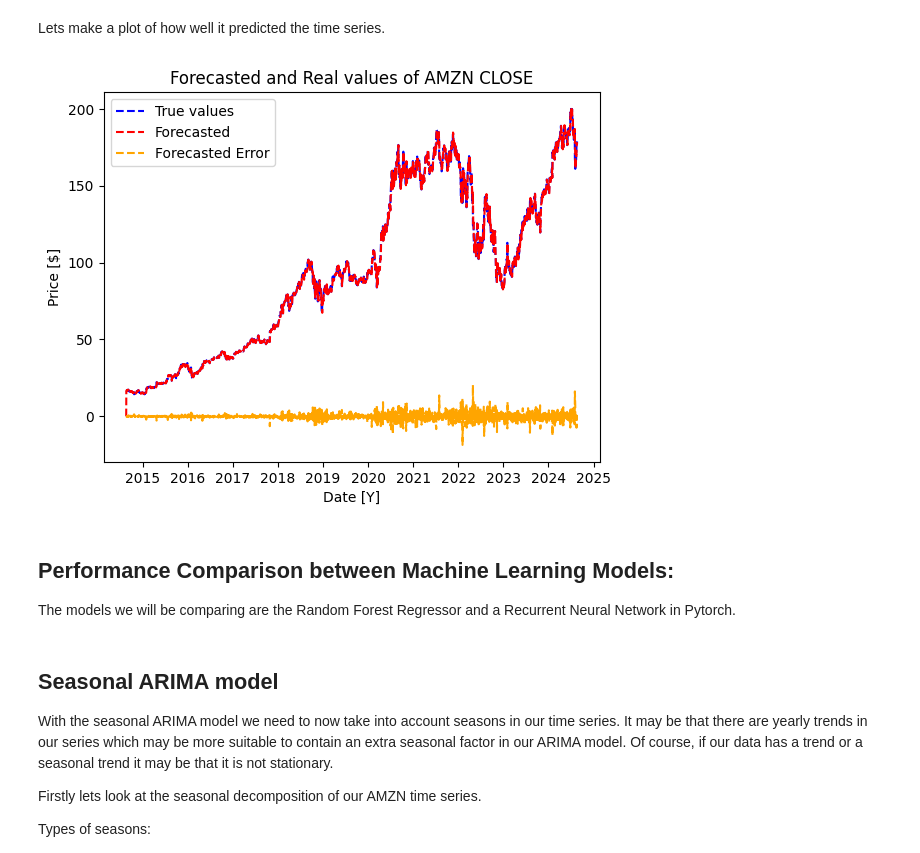
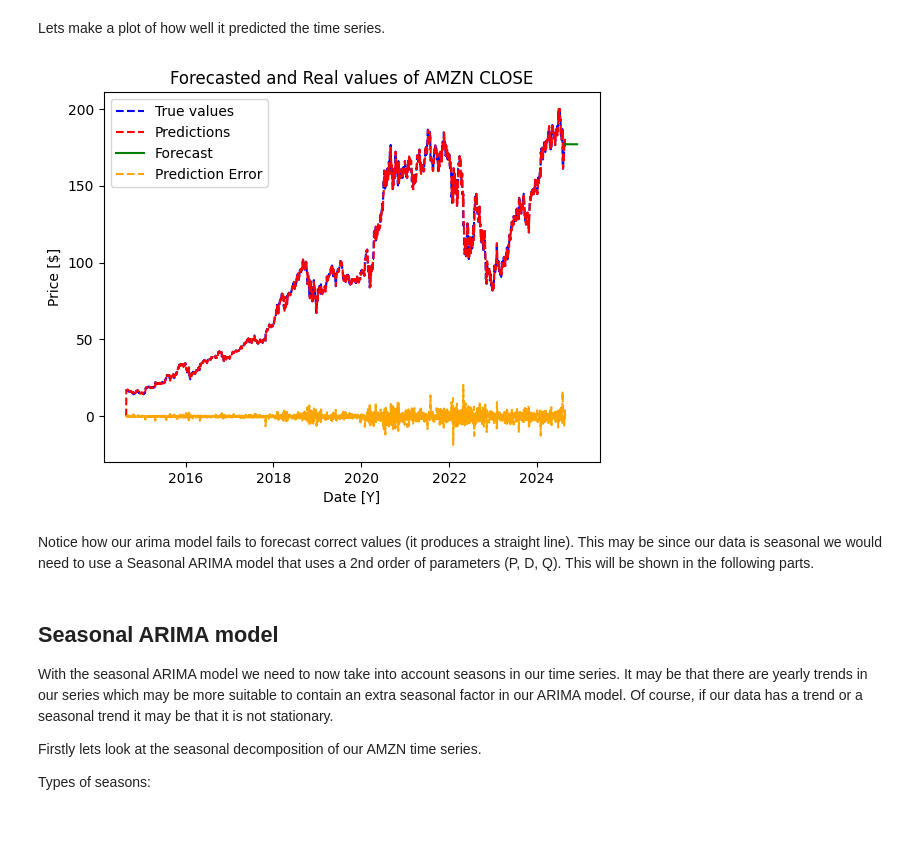
Before and after one commit to Supr9/ARIMA-model, a Jupyter notebook: arima_model.ipynb, the cells around one changed output. Drawn from its saved outputs; the diff is of its cells as text; code cells hidden in the pictures; blank space fills up the shorter version.

Commit message:
fixed arima

```diff
--- a/arima_model.ipynb
+++ b/arima_model.ipynb
@@ -30,7 +30,7 @@ historical_data
 
 historical_data.to_csv('AMZN_saved.csv')
 # %%
-historical_data = pd.read_csv('AMZN_saved', index_col = [0])
+historical_data = pd.read_csv('Data/AMZN_saved.csv', index_col = [0])
 historical_data.index = pd.to_datetime(historical_data.index)
 # %%
 plt.plot(historical_data.index, historical_data['Close'])
@@ -366,8 +366,8 @@ from statsmodels.tsa.arima.model import ARIMA
 # %%
 # Fitting an ARIMA model
 
-model = ARIMA(close_data, order = (0,1,0))# p,d,q order
-model_fit = model.fit()
+model = ARIMA(close_data, order = (1,1,1))# p,d,q order
+model_fit = model.fit(start_params=[0.5, 0.2, 0.3])
 # %%
 model_fit.summary()
 # %% [output]
@@ -391,5 +391,9 @@ Warnings:
 [1] Covariance matrix calculated using the outer product of gradients (complex-step).
 # %%
 predictions = model_fit.predict(start=0, end=len(close_data)-1, dynamic=False)
-forecast_steps = 10  # Number of steps to forecast
+forecast_steps = 100  # Number of steps to forecast
 forecast = model_fit.forecast(steps=forecast_steps)
+forecast_errors = predictions-close_data[1:]
+# Getting the dates for the forecast to plot:
+forecast_dates = pd.date_range(start=close_data.index[-1], periods=forecast_steps + 1)[1:]
+forecast
@@ -399,20 +414,19 @@ forecast_errors = predictions-close_data[1:]
 Lets make a plot of how well it predicted the time series.
 # %%
 plt.plot(close_data.index, close_data, color='blue', linestyle='dashed', label = 'True values')
-plt.plot(close_data.index, predictions, linestyle='dashed', color = 'red',label='Forecasted')
+plt.plot(close_data.index, predictions, linestyle='dashed', color = 'red',label='Predictions')
+plt.plot(forecast_dates, forecast, color = 'green', label = 'Forecast')
 
-plt.plot(close_data.index, forecast_errors, linestyle='dashed', color = 'orange',label='Forecasted Error')
+plt.plot(close_data.index, forecast_errors, linestyle='dashed', color = 'orange',label='Prediction Error')
 plt.ylabel('Price [$]')
 plt.xlabel('Date [Y]')
 plt.title('Forecasted and Real values of AMZN CLOSE')
 plt.legend()
 plt.show()
 # %% [output]
-[figure, old version]
+[figure, new version]
-# %% [markdown]
-## Performance Comparison between Machine Learning Models:
-
-The models we will be comparing are the Random Forest Regressor and a Recurrent Neural Network in Pytorch.
+# %% [markdown]
+Notice how our arima model fails to forecast correct values (it produces a straight line). This may be since our data is seasonal we would need to use a Seasonal ARIMA model that uses a 2nd order of parameters (P, D, Q). This will be shown in the following parts.
 # %% [markdown]
 ## Seasonal ARIMA model
 
```
Also changed, not shown: parts of 5 cells of this notebook.
